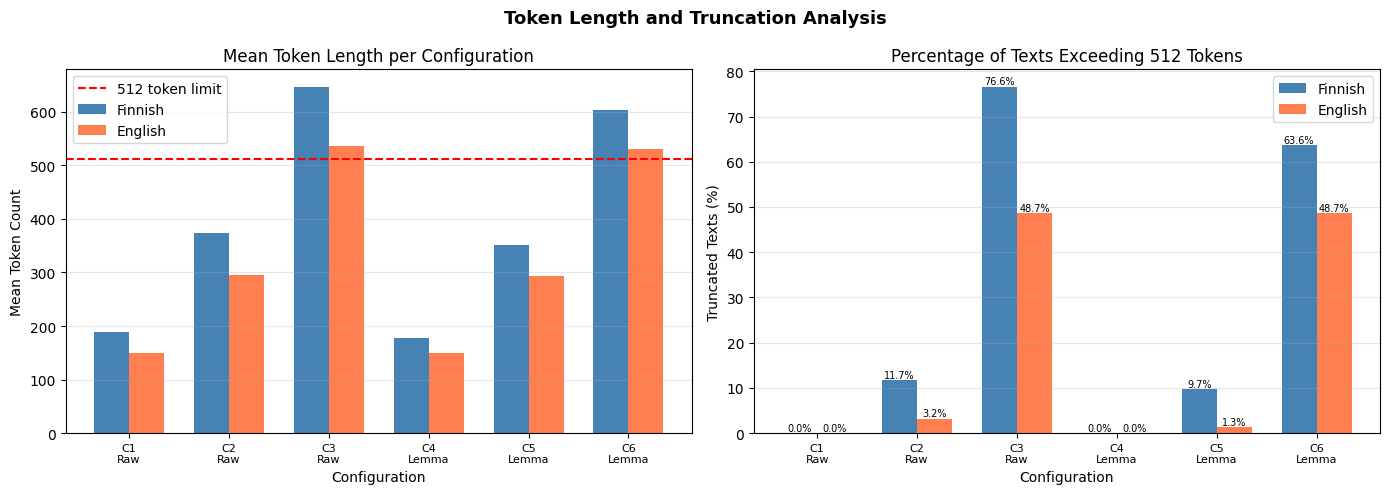
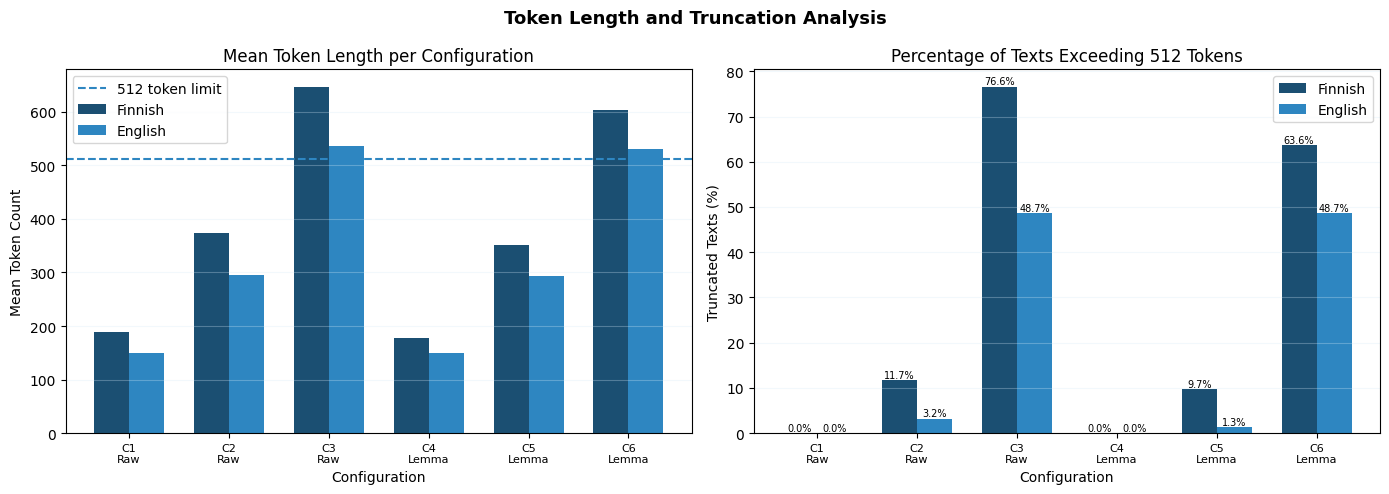
Code edit (unified diff) that turned the first committed figure into the second:
--- before
+++ after
@@ -1,2 +1,9 @@
+# Color theme
+PRIMARY = '#1B4F72'
+SECONDARY = '#2E86C1'
+POSITIVE = '#1B4F72'
+NEGATIVE = '#AAB7B8'
+GRID_COLOR = '#D6EAF8'
+
 fig, axes = plt.subplots(1, 2, figsize=(14, 5))
 fig.suptitle('Token Length and Truncation Analysis', fontsize=13, fontweight='bold')
@@ -9,8 +16,8 @@
 ax1 = axes[0]
 ax1.bar(x - width/2, truncation_df['fi_mean_tokens'], width,
-        label='Finnish', color='steelblue')
+        label='Finnish', color=PRIMARY)
 ax1.bar(x + width/2, truncation_df['en_mean_tokens'], width,
-        label='English', color='coral')
-ax1.axhline(y=512, color='red', linestyle='--', linewidth=1.5, label='512 token limit')
+        label='English', color=SECONDARY)
+ax1.axhline(y=512, color='#2E86C1', linestyle='--', linewidth=1.5, label='512 token limit')
 ax1.set_title('Mean Token Length per Configuration')
 ax1.set_xlabel('Configuration')
@@ -19,12 +26,12 @@
 ax1.set_xticklabels(configs_short, fontsize=8)
 ax1.legend()
-ax1.grid(axis='y', alpha=0.3)
+ax1.grid(axis='y', alpha=0.3, color=GRID_COLOR)
 
 # Plot 2: Truncation percentage
 ax2 = axes[1]
 ax2.bar(x - width/2, truncation_df['fi_truncated_pct'], width,
-        label='Finnish', color='steelblue')
+        label='Finnish', color=PRIMARY)
 ax2.bar(x + width/2, truncation_df['en_truncated_pct'], width,
-        label='English', color='coral')
+        label='English', color=SECONDARY)
 ax2.set_title('Percentage of Texts Exceeding 512 Tokens')
 ax2.set_xlabel('Configuration')
@@ -33,5 +40,5 @@
 ax2.set_xticklabels(configs_short, fontsize=8)
 ax2.legend()
-ax2.grid(axis='y', alpha=0.3)
+ax2.grid(axis='y', alpha=0.3, color=GRID_COLOR)
 
 for i, row in truncation_df.iterrows():

Commit: Push